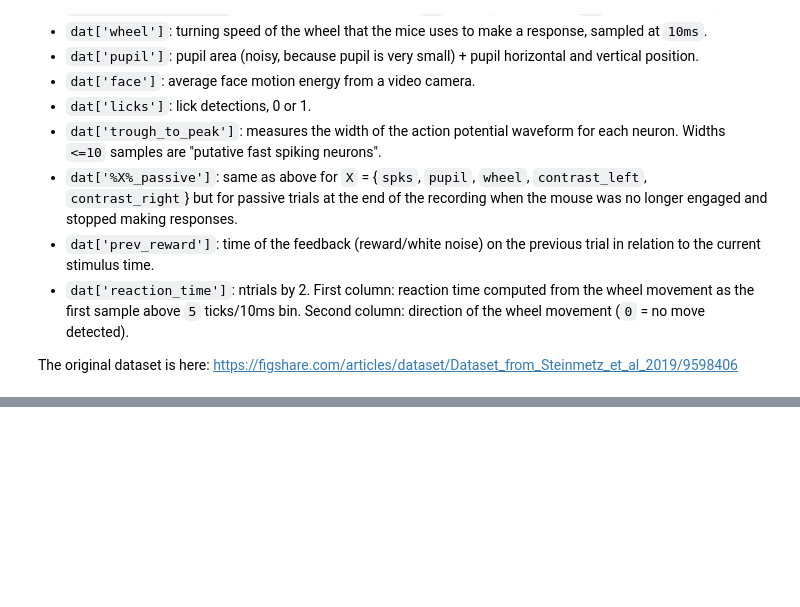
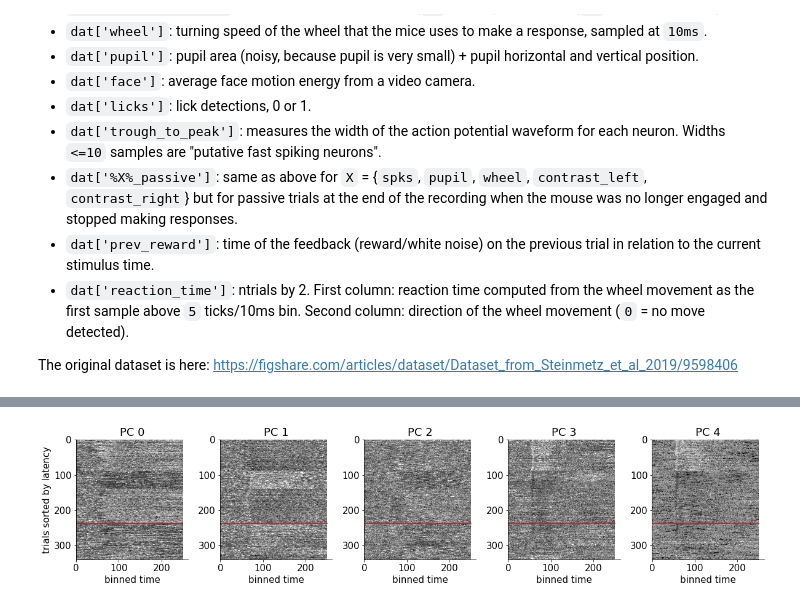
Before and after one commit to ThePerson2/GoatsOfAllTime, a Jupyter notebook: master_jeffrey.ipynb, the cells around one changed output, grey strips where cells are left out. Drawn from its saved outputs; the diff is of its cells as text; code cells hidden in the pictures; blank space fills up the shorter version.

```diff
--- a/master_jeffrey.ipynb
+++ b/master_jeffrey.ipynb
@@ -235,26 +292,31 @@ for j in range(len(pc_10ms)):
 # %%
 #@title correct vs incorrect trials
 # the following are the correct responses:
 # if vis_left > vis_right : response >0
 # if vis_left < vis_right : response <0
 # if vis_left = vis_right : response =0
 # trials below red line are incorrect
 is_correct = np.sign(response)==np.sign(vis_left-vis_right)
 
 # sort by correct, and then by response
 isort = np.argsort(-is_correct.astype('float32') + response/10)
 
 nwrong = np.sum(is_correct)
 for j in range(len(pc_10ms)):
   ax = plt.subplot(1,len(pc_10ms)+1,j+1)
   pc1 = zscore(pc_10ms[j])
   plt.imshow(pc1[isort, :], aspect='auto', vmax=2, vmin = -2, cmap = 'gray')
   ax.set(xlabel = 'binned time')
   if j==0:
     ax.set(ylabel = 'trials sorted by latency')
   plt.title('PC %d'%j)
 
   plt.plot([0, NT], [nwrong, nwrong], 'r')
+'''
+  all the plotting functions seem to be matlab-like, interestingly enough.
+'''
+# %% [output]
+[figure, added]
 # %%
 # plot the behavioral data (pupil area is noisy because it's very small)
 
```
Also changed, not shown: parts of 11 cells of this notebook.
